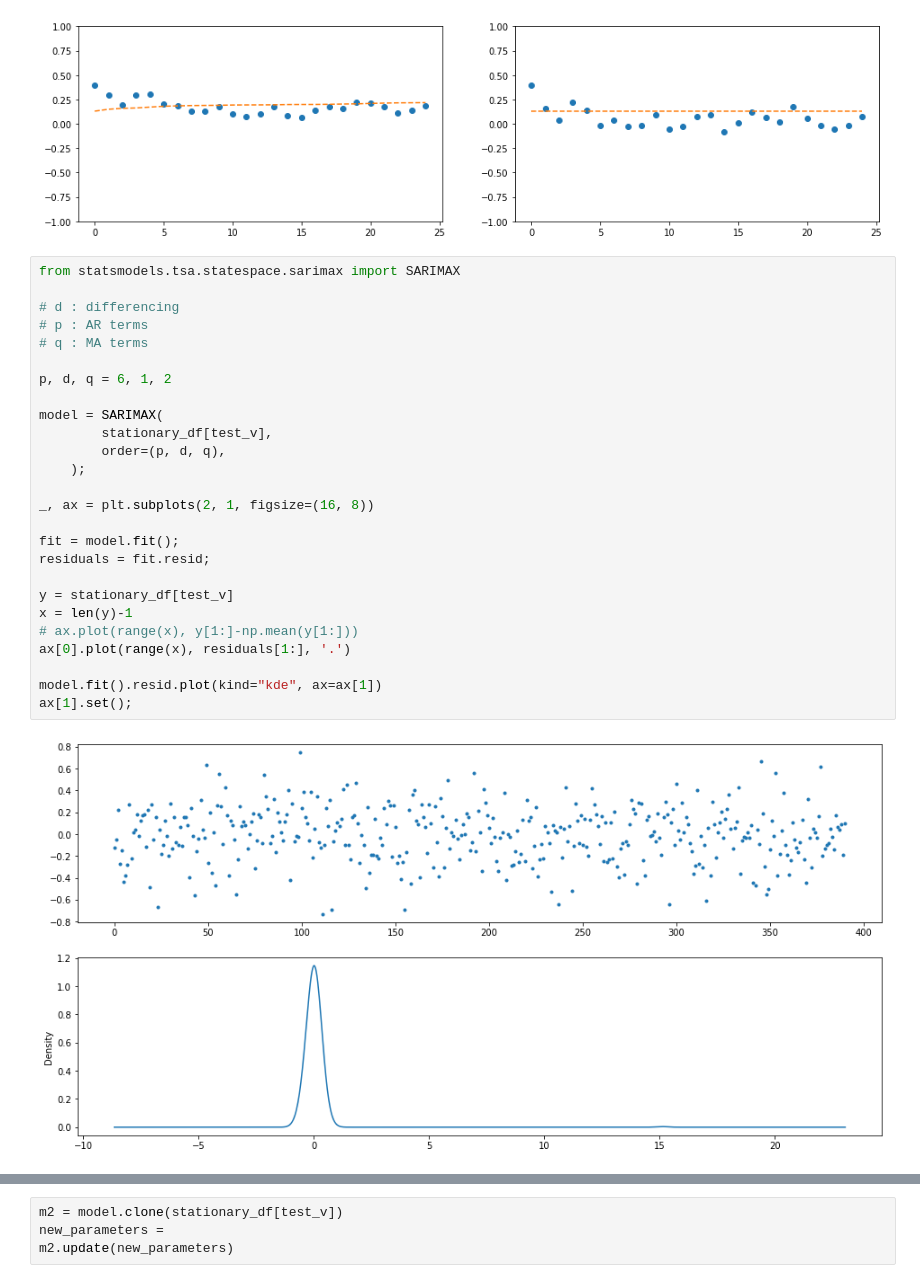
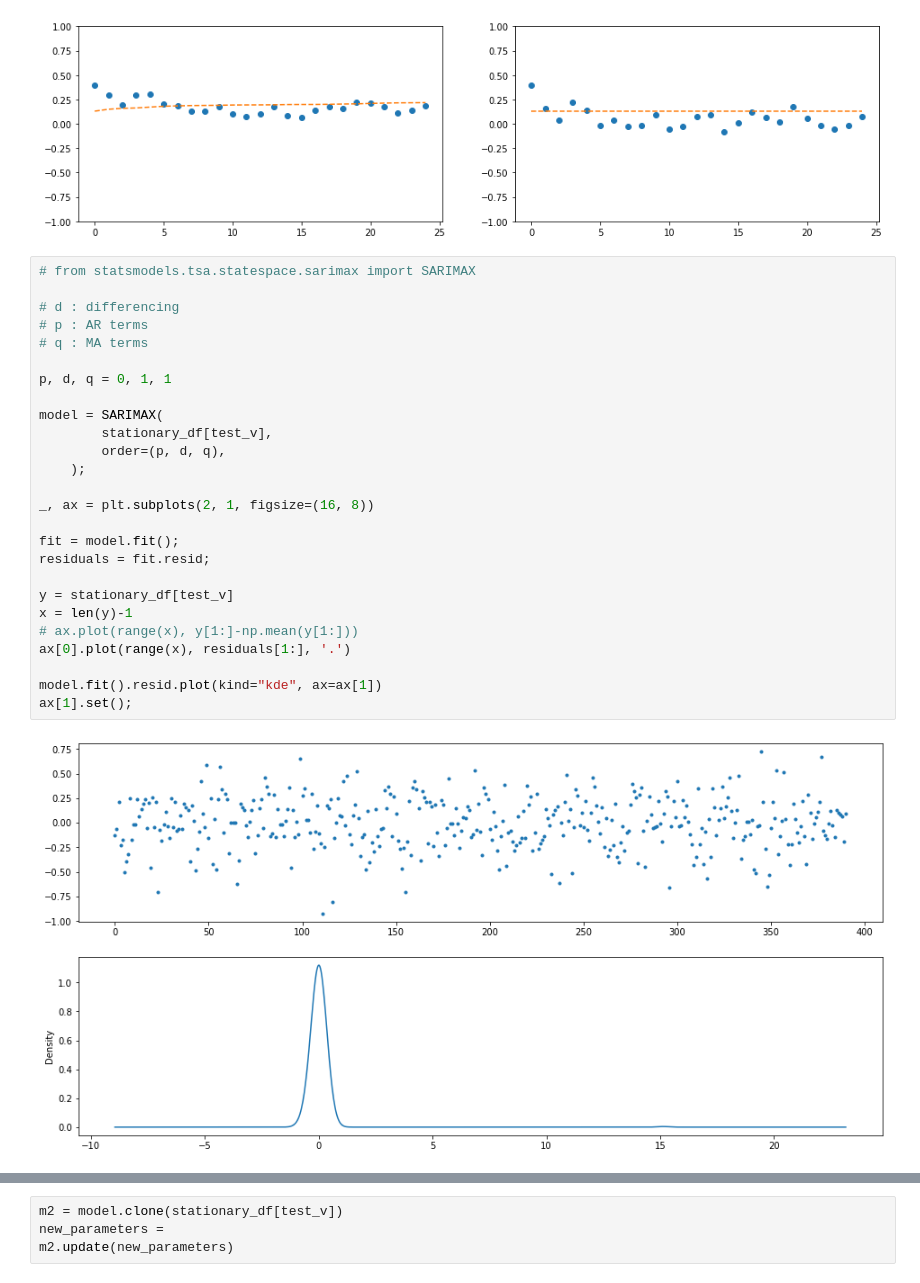
Before and after one commit to jthk1618/coffee-hypothesis, a Jupyter notebook: arima_garch.ipynb, the cells around one changed output, grey strips where cells are left out. Cells and saved outputs as stored; diff of their text form.

```diff
--- a/arima_garch.ipynb
+++ b/arima_garch.ipynb
@@ -267,33 +267,33 @@ autocorr_tests(stationary_df[test_v], plot=True)
 [figure]
 [figure]
 # %%
-from statsmodels.tsa.statespace.sarimax import SARIMAX
+# from statsmodels.tsa.statespace.sarimax import SARIMAX
 
 # d : differencing
 # p : AR terms
 # q : MA terms
 
-p, d, q = 6, 1, 2
+p, d, q = 0, 1, 1
 
 model = SARIMAX(
         stationary_df[test_v],
         order=(p, d, q),
     );
 
 _, ax = plt.subplots(2, 1, figsize=(16, 8))
 
 fit = model.fit();
 residuals = fit.resid;
 
 y = stationary_df[test_v]
 x = len(y)-1
 # ax.plot(range(x), y[1:]-np.mean(y[1:]))
 ax[0].plot(range(x), residuals[1:], '.')
 
 model.fit().resid.plot(kind="kde", ax=ax[1])
 ax[1].set();
 # %% [output]
-[figure, old version]
+[figure, new version]
 # %%
 print(fit.params)
 
```
Also changed, not shown: parts of 4 cells of this notebook.
